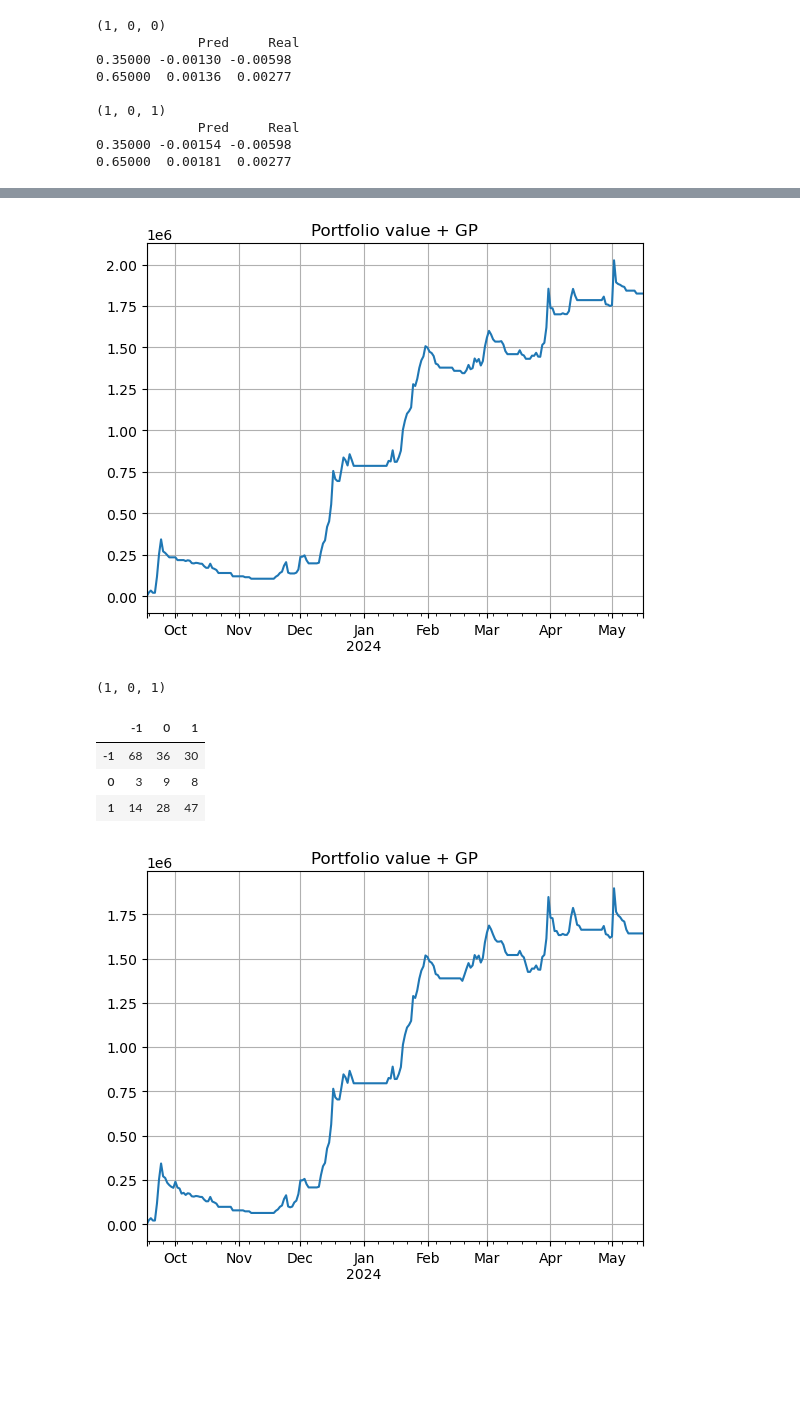
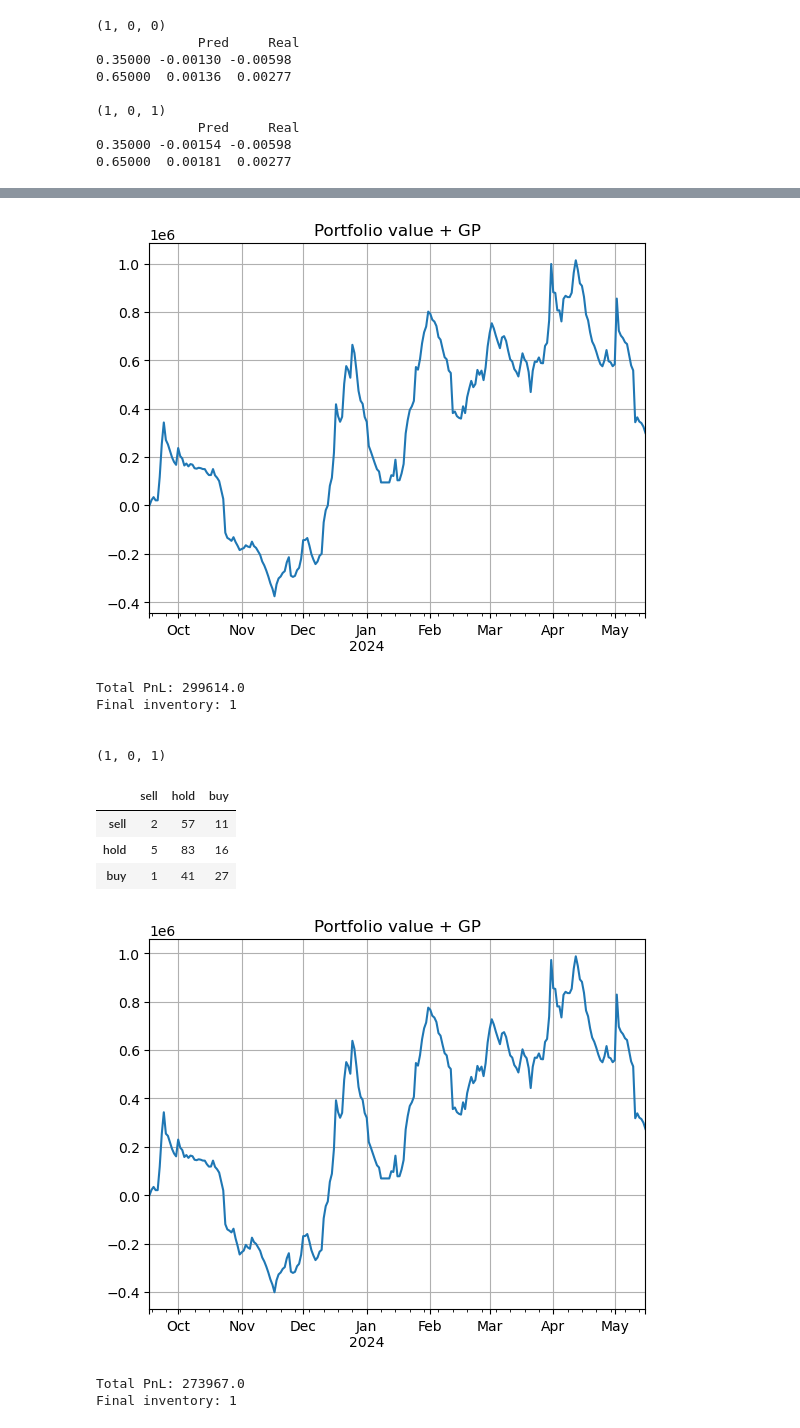
Before and after one commit to codyjcao/osrs-ge, a Jupyter notebook: osrs_whip_experimenting.ipynb, the cells around one changed output, grey strips where cells are left out. Drawn from its saved outputs; the diff is of its cells as text; code cells hidden in the pictures; blank space fills up the shorter version.

Commit message:
workshopped some code to test strategies on the test set in the notebook, haven't included it in GE_TS_analysis.py yet, changed the name of trading_strategy to trading_strategy_pnler

```diff
--- a/osrs_whip_experimenting.ipynb
+++ b/osrs_whip_experimenting.ipynb
@@ -136,7 +137,10 @@ for p in range(max(1,P-1),P+2):
     for q in range(max(0,Q-1),Q+2):
         order = (p,D,q)
         print(order)
-        res[order] = ARIMA_CV_SCORE(df_tr['simpRet'],order = order, start_point = max(order)+10,custom_scorer=elliptic_paraboloid_loss)
+        res[order] = osrs_GE.ARIMA_CV_SCORE(df_tr['simpRet'],
+                                            order = order,
+                                            start_point = max(order)+10,
+                                            custom_scorer=osrs_GE.elliptic_paraboloid_loss)
 # %% [output]
 (1, 0, 0)
 (1, 0, 1)
@@ -160,7 +164,29 @@ order = (2, 0, 2) EllipPara loss = 0.0017773 MAE = 0.0126288 MSE = 0.0003457
 # %% [markdown]
 Looks like ARIMA(1,0,0) and ARIMA(1,0,1) perform the best in every loss metric (elliptic paraboloid, mean absolute error, mean squared error)
 # %%
-orders = [(1,0,0),(1,0,1)]
+# finding the 1st order
+cur_min = 1e6
+cur_min_order=None
+for key in res.keys():
+    if res[key]['custom_scores'].mean() < cur_min:
+        cur_min = res[key]['custom_scores'].mean()
+        cur_min_order = key
+
+order1 = cur_min_order
+
+# finding the 2nd order
+cur_min = 1e6
+cur_min_order=None
+for key in res.keys():
+    if key == order1:
+        continue
+    if res[key]['custom_scores'].mean() < cur_min:
+        cur_min = res[key]['custom_scores'].mean()
+        cur_min_order = key
+
+order2 = cur_min_order
+
+orders = [order1,order2]
 # %%
 for order in orders:
     print(order,'\n', res[order]['ret_df'].quantile([.35,.65]),'\n')
@@ -211,11 +209,15 @@ from sklearn.metrics import confusion_matrix
 q_s = .35
 q_b = .65
 
-start_gp = 5e6
+Q_s, Q_b = (-.0075,.005)
+
+inv_limit = 2
+start_stack = 0
+
 for order in orders:
     print(order)
     df_res = res[order]['ret_df']
-    Q_s, Q_b = df_res['Pred'].quantile([q_s,q_b])
+
     df_res['signal'] = 1*(df_res['Pred'] >= Q_b) - 1*(df_res['Pred'] <= Q_s)
     df_res['actual'] = 1*(df_res['Real'] >= Q_b) - 1*(df_res['Real'] <= Q_s)
 
@@ -226,8 +228,12 @@ for order in orders:
     df_res.index = df_res.index.shift(-1,df_res.index.inferred_freq)
 
     display(pd.DataFrame(confusion_matrix(df_res['actual'],df_res['signal']),
-                        index = [-1,0,1],columns=[-1,0,1]))
+                        index = ['sell','hold','buy'],columns=['sell','hold','buy']))
 
-    trading_strategy(df_res,2)
+    pnl_result = osrs_GE.trading_strategy_pnler(df_res,inv_limit,start_stack = start_stack)
+
+    print("Total PnL: {}".format((pnl_result.tail(1)['total_portfolio'].values[0] - start_stack).round()))
+    print("Final inventory: {}".format(int(pnl_result.tail(1)['inventory'].values[0])))
+    print('\n')
 # %% [output]
 (1, 0, 0)
@@ -238,7 +244,13 @@ for order in orders:
-[figure, old version]
+[figure, new version]
+Total PnL: 299614.0
+Final inventory: 1
+
+
 (1, 0, 1)
-|  | -1 | 0 | 1 |
-| -1 | 68 | 36 | 30 |
-| 0 | 3 | 9 | 8 |
-| 1 | 14 | 28 | 47 |
+|  | sell | hold | buy |
+| sell | 2 | 57 | 11 |
+| hold | 5 | 83 | 16 |
+| buy | 1 | 41 | 27 |
-[figure, old version]
+[figure, new version]
+Total PnL: 273967.0
+Final inventory: 1
```
Also changed, not shown: parts of 11 cells of this notebook, 2 other files.
